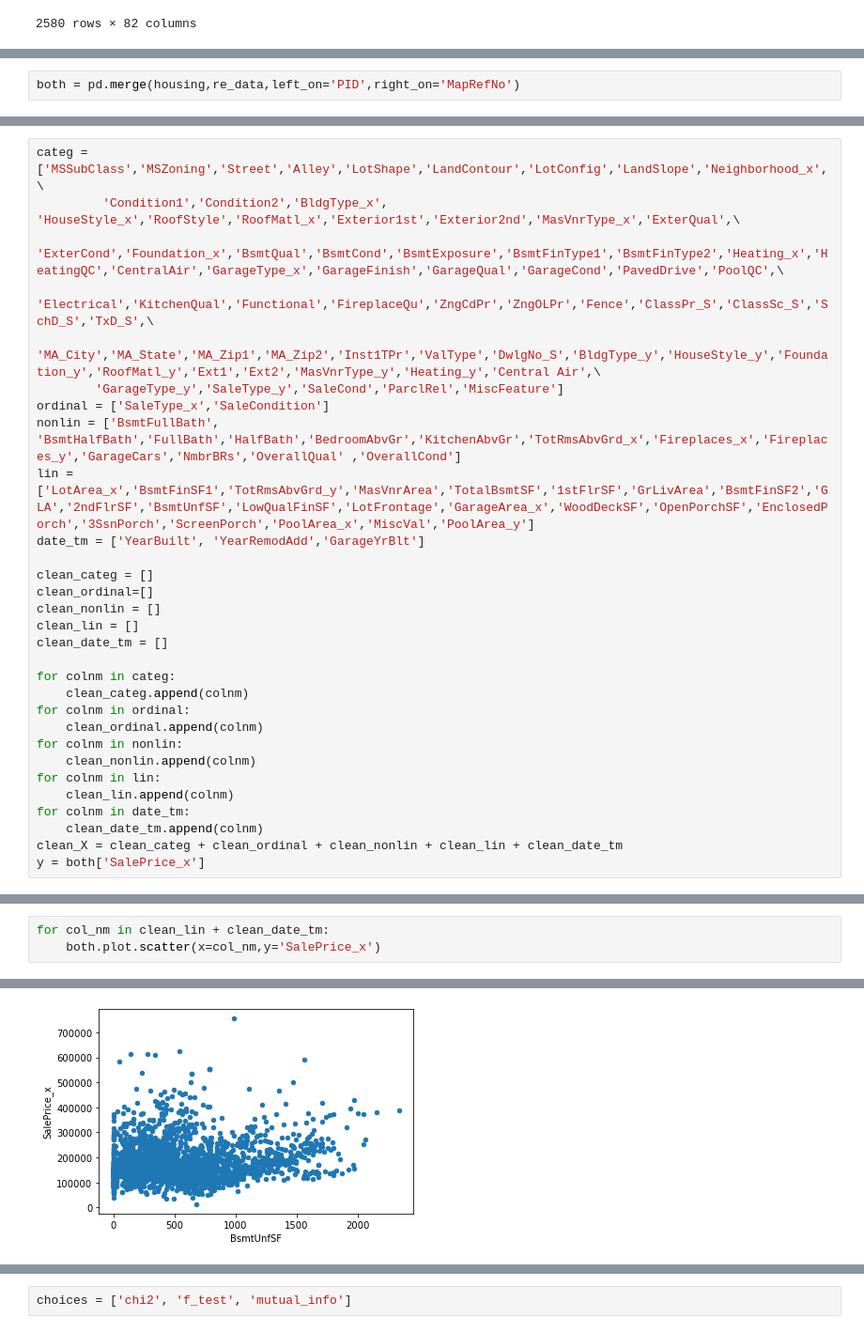
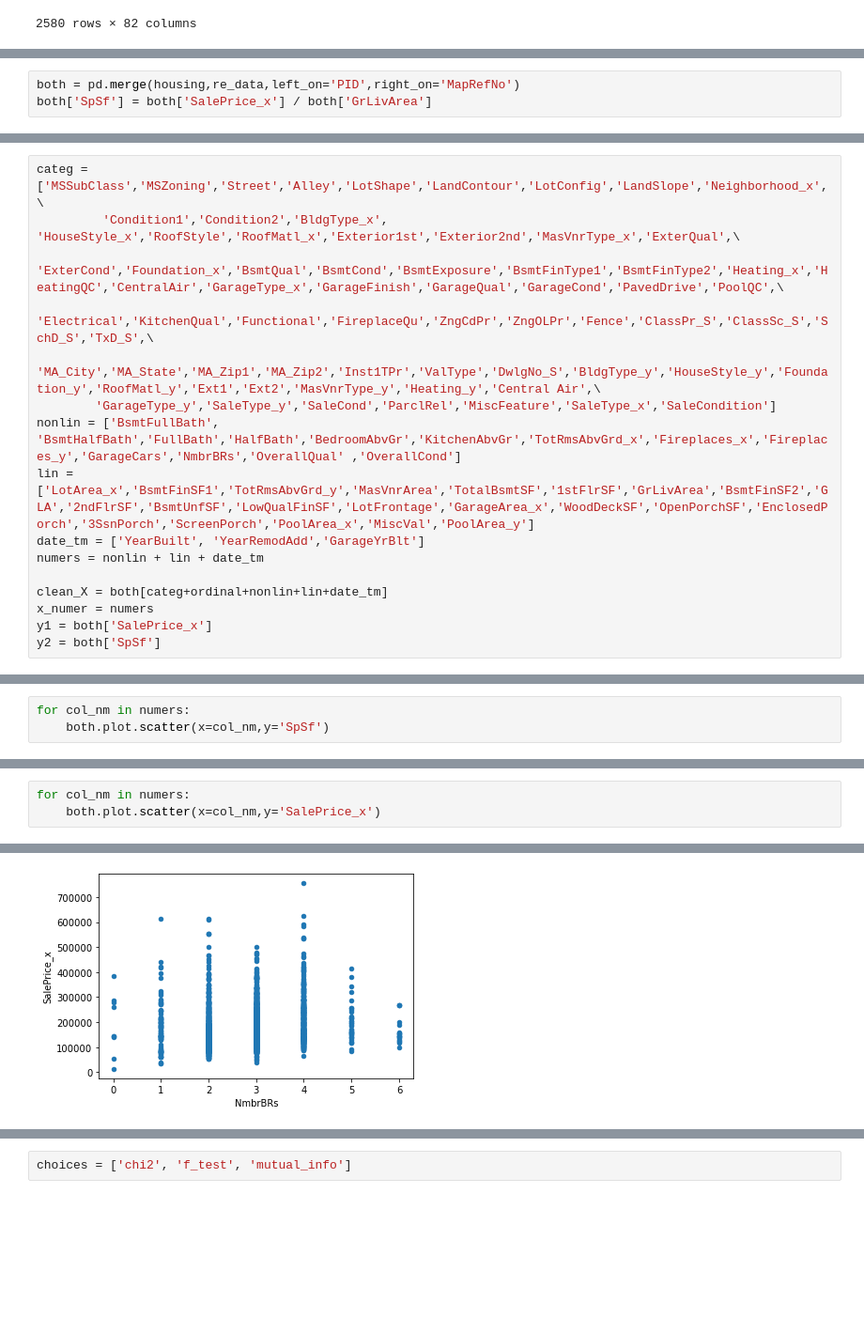
Before and after one commit to axpinkerton/proj3, a Jupyter notebook: cleanup.ipynb, the cells around one changed output, grey strips where cells are left out. Shown at 94% size. Drawn from its saved outputs; the diff is of its cells as text; blank space fills up the shorter version.

Commit message:
clean numerical features with some prelim testing

```diff
--- a/cleanup.ipynb
+++ b/cleanup.ipynb
@@ -55,4 +40,5 @@ housing
 # %%
 both = pd.merge(housing,re_data,left_on='PID',right_on='MapRefNo')
+both['SpSf'] = both['SalePrice_x'] / both['GrLivArea']
 # %%
 pd.DataFrame(both.isnull().sum() / len(both)).sort_values(by=0,ascending=False).head(18)
@@ -81,29 +67,15 @@ categ = ['MSSubClass','MSZoning','Street','Alley','LotShape','LandContour','LotC
          'ExterCond','Foundation_x','BsmtQual','BsmtCond','BsmtExposure','BsmtFinType1','BsmtFinType2','Heating_x','HeatingQC','CentralAir','GarageType_x','GarageFinish','GarageQual','GarageCond','PavedDrive','PoolQC',\
          'Electrical','KitchenQual','Functional','FireplaceQu','ZngCdPr','ZngOLPr','Fence','ClassPr_S','ClassSc_S','SchD_S','TxD_S',\
          'MA_City','MA_State','MA_Zip1','MA_Zip2','Inst1TPr','ValType','DwlgNo_S','BldgType_y','HouseStyle_y','Foundation_y','RoofMatl_y','Ext1','Ext2','MasVnrType_y','Heating_y','Central Air',\
-        'GarageType_y','SaleType_y','SaleCond','ParclRel','MiscFeature']
-ordinal = ['SaleType_x','SaleCondition']
+        'GarageType_y','SaleType_y','SaleCond','ParclRel','MiscFeature','SaleType_x','SaleCondition']
 nonlin = ['BsmtFullBath', 'BsmtHalfBath','FullBath','HalfBath','BedroomAbvGr','KitchenAbvGr','TotRmsAbvGrd_x','Fireplaces_x','Fireplaces_y','GarageCars','NmbrBRs','OverallQual' ,'OverallCond']
 lin =['LotArea_x','BsmtFinSF1','TotRmsAbvGrd_y','MasVnrArea','TotalBsmtSF','1stFlrSF','GrLivArea','BsmtFinSF2','GLA','2ndFlrSF','BsmtUnfSF','LowQualFinSF','LotFrontage','GarageArea_x','WoodDeckSF','OpenPorchSF','EnclosedPorch','3SsnPorch','ScreenPorch','PoolArea_x','MiscVal','PoolArea_y']
 date_tm = ['YearBuilt', 'YearRemodAdd','GarageYrBlt']
+numers = nonlin + lin + date_tm
 
-clean_categ = []
-clean_ordinal=[]
-clean_nonlin = []
-clean_lin = []
-clean_date_tm = []
-
-for colnm in categ:
-    clean_categ.append(colnm)
-for colnm in ordinal:
-    clean_ordinal.append(colnm)
-for colnm in nonlin:
-    clean_nonlin.append(colnm)
-for colnm in lin:
-    clean_lin.append(colnm)
-for colnm in date_tm:
-    clean_date_tm.append(colnm)
-clean_X = clean_categ + clean_ordinal + clean_nonlin + clean_lin + clean_date_tm
-y = both['SalePrice_x']
+clean_X = both[categ+ordinal+nonlin+lin+date_tm]
+x_numer = numers
+y1 = both['SalePrice_x']
+y2 = both['SpSf']
 # %%
 dropped_cols = list(set(both.columns) - set(clean_categ + clean_ordinal + clean_nonlin + clean_lin + clean_date_tm))
@@ -126,0 +135,3 @@ for col in clean_categ + clean_nonlin + clean_ordinal:
+# %%
+for col_nm in numers:
+    both.plot.scatter(x=col_nm,y='SpSf')
@@ -127,4 +152,4 @@ for col in clean_categ + clean_nonlin + clean_ordinal:
 # %%
-for col_nm in clean_lin + clean_date_tm:
+for col_nm in numers:
     both.plot.scatter(x=col_nm,y='SalePrice_x')
 # %% [output]
@@ -141 +166 @@ for col_nm in clean_lin + clean_date_tm:
-[figure, old version]
+[figure, new version]
```
Also changed, not shown: parts of 32 cells of this notebook.
